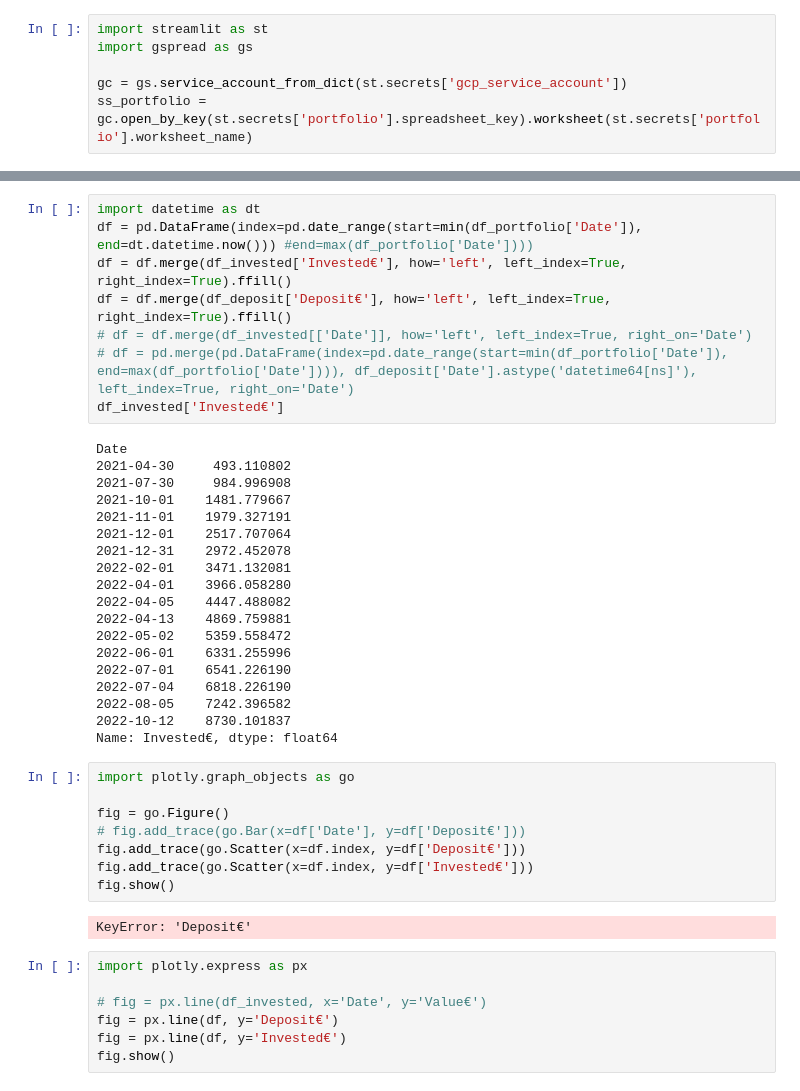
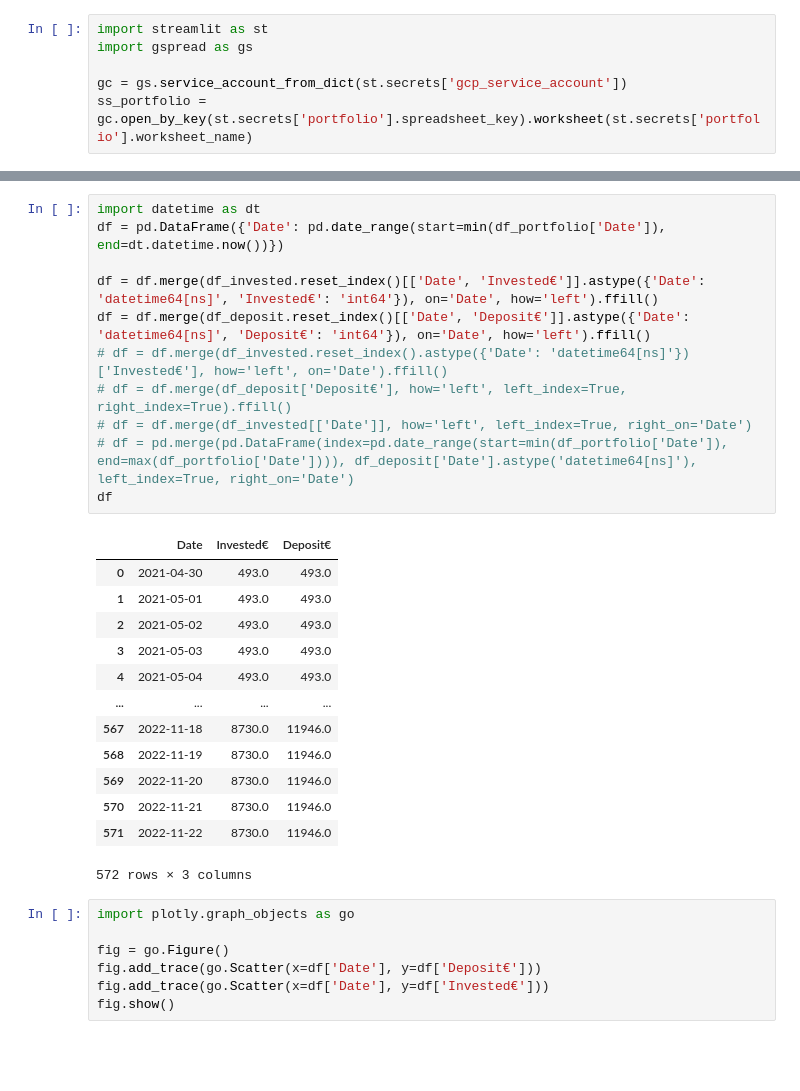
Before and after one commit to vixen-cordier/dashboards, a Jupyter notebook: book.ipynb, the cells around one changed output, grey strips where cells are left out. Drawn from its saved outputs; the diff is of its cells as text; blank space fills up the shorter version.

Commit message:
new mereg columns

```diff
--- a/book.ipynb
+++ b/book.ipynb
@@ -84,44 +197,32 @@ df_invested
 # %%
 import datetime as dt
-df = pd.DataFrame(index=pd.date_range(start=min(df_portfolio['Date']), end=dt.datetime.now())) #end=max(df_portfolio['Date'])))
-df = df.merge(df_invested['Invested€'], how='left', left_index=True, right_index=True).ffill()
-df = df.merge(df_deposit['Deposit€'], how='left', left_index=True, right_index=True).ffill()
+df = pd.DataFrame({'Date': pd.date_range(start=min(df_portfolio['Date']), end=dt.datetime.now())})
+
+df = df.merge(df_invested.reset_index()[['Date', 'Invested€']].astype({'Date': 'datetime64[ns]', 'Invested€': 'int64'}), on='Date', how='left').ffill()
+df = df.merge(df_deposit.reset_index()[['Date', 'Deposit€']].astype({'Date': 'datetime64[ns]', 'Deposit€': 'int64'}), on='Date', how='left').ffill()
+# df = df.merge(df_invested.reset_index().astype({'Date': 'datetime64[ns]'})['Invested€'], how='left', on='Date').ffill()
+# df = df.merge(df_deposit['Deposit€'], how='left', left_index=True, right_index=True).ffill()
 # df = df.merge(df_invested[['Date']], how='left', left_index=True, right_on='Date')
 # df = pd.merge(pd.DataFrame(index=pd.date_range(start=min(df_portfolio['Date']), end=max(df_portfolio['Date']))), df_deposit['Date'].astype('datetime64[ns]'), left_index=True, right_on='Date')
-df_invested['Invested€']
+df
 # %% [output]
+|  | Date | Invested€ | Deposit€ |
+| 0 | 2021-04-30 | 493.0 | 493.0 |
+| 1 | 2021-05-01 | 493.0 | 493.0 |
+| 2 | 2021-05-02 | 493.0 | 493.0 |
+| 3 | 2021-05-03 | 493.0 | 493.0 |
+| 4 | 2021-05-04 | 493.0 | 493.0 |
+| ... | ... | ... | ... |
+| 567 | 2022-11-18 | 8730.0 | 11946.0 |
+| 568 | 2022-11-19 | 8730.0 | 11946.0 |
+| 569 | 2022-11-20 | 8730.0 | 11946.0 |
+| 570 | 2022-11-21 | 8730.0 | 11946.0 |
+| 571 | 2022-11-22 | 8730.0 | 11946.0 |
-Date
-2021-04-30     493.110802
-2021-07-30     984.996908
-2021-10-01    1481.779667
-2021-11-01    1979.327191
-2021-12-01    2517.707064
-2021-12-31    2972.452078
-2022-02-01    3471.132081
-2022-04-01    3966.058280
-2022-04-05    4447.488082
-2022-04-13    4869.759881
-2022-05-02    5359.558472
-2022-06-01    6331.255996
-2022-07-01    6541.226190
-2022-07-04    6818.226190
-2022-08-05    7242.396582
-2022-10-12    8730.101837
-Name: Invested€, dtype: float64
+572 rows × 3 columns
 # %%
 import plotly.graph_objects as go
 
 fig = go.Figure()
-# fig.add_trace(go.Bar(x=df['Date'], y=df['Deposit€']))
-fig.add_trace(go.Scatter(x=df.index, y=df['Deposit€']))
-fig.add_trace(go.Scatter(x=df.index, y=df['Invested€']))
+fig.add_trace(go.Scatter(x=df['Date'], y=df['Deposit€']))
+fig.add_trace(go.Scatter(x=df['Date'], y=df['Invested€']))
 fig.show()
-# %% [output]
-KeyError: 'Deposit€'
-# %%
-import plotly.express as px
-
-# fig = px.line(df_invested, x='Date', y='Value€')
-fig = px.line(df, y='Deposit€')
-fig = px.line(df, y='Invested€')
-fig.show()
```
Also changed, not shown: parts of 6 cells of this notebook, 1 other file.
